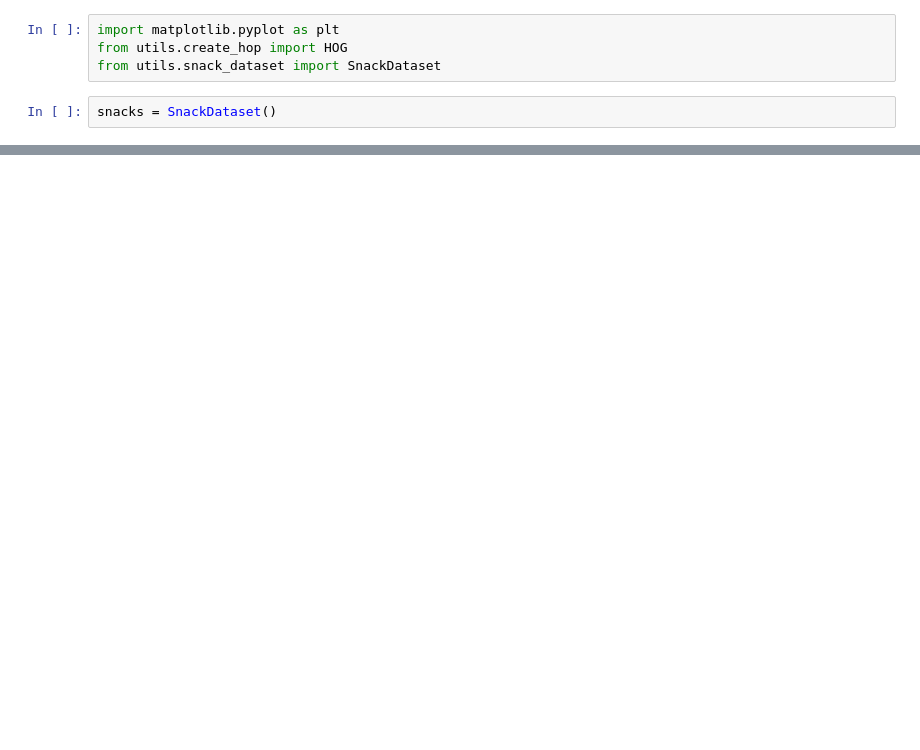
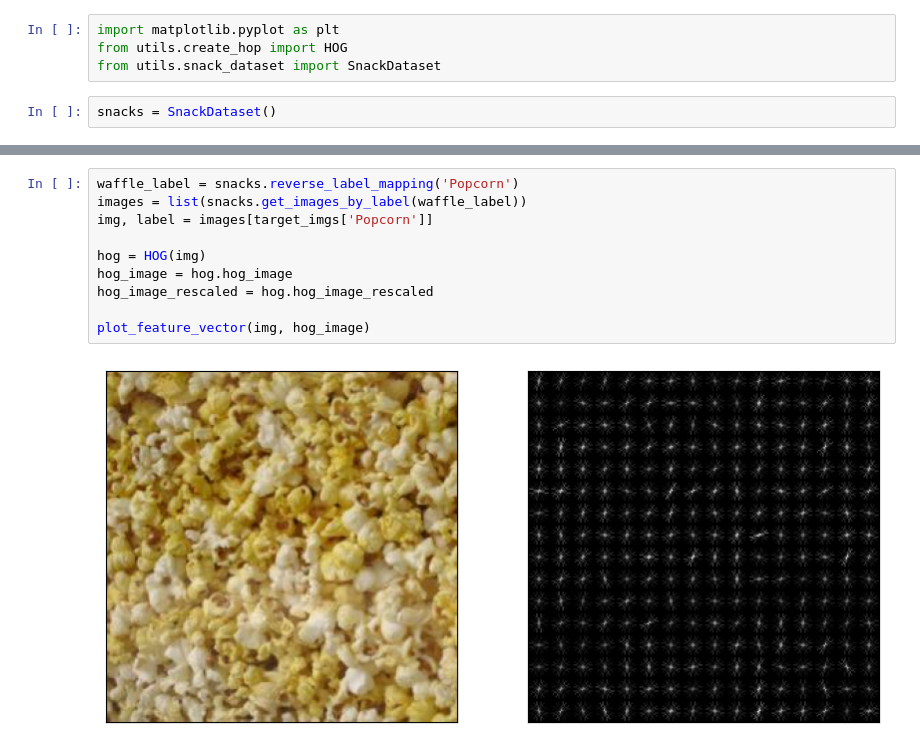
Before and after one commit to zukangy/Snack-classification-with-feature-vectors, a Jupyter notebook: hop_visualization.ipynb, the cells around one changed output, grey strips where cells are left out. Drawn from its saved outputs; the diff is of its cells as text; blank space fills up the shorter version.

```diff
--- a/hop_visualization.ipynb
+++ b/hop_visualization.ipynb
@@ -36,0 +64,12 @@ plt.show()
+# %%
+waffle_label = snacks.reverse_label_mapping('Popcorn')
+images = list(snacks.get_images_by_label(waffle_label))
+img, label = images[target_imgs['Popcorn']]
+
+hog = HOG(img)
+hog_image = hog.hog_image
+hog_image_rescaled = hog.hog_image_rescaled
+
+plot_feature_vector(img, hog_image)
+# %% [output]
+[figure, added]
```
Also changed, not shown: parts of 8 cells of this notebook.
